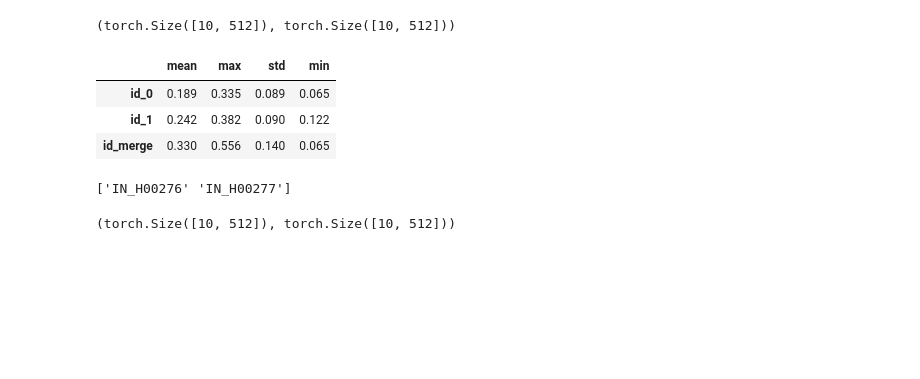
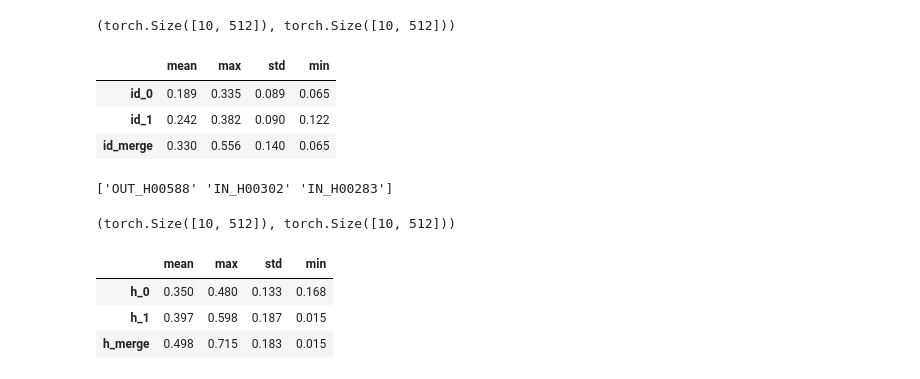
Before and after one commit to estkts2/4th_tr1_etc, a Jupyter notebook: reid_eda.ipynb, the cells around one changed output. Cells and saved outputs as stored; diff of their text form; code cells hidden in the pictures; blank space fills up the shorter version.

Commit message:
reid - sample person == 3

```diff
--- a/reid_eda.ipynb
+++ b/reid_eda.ipynb
@@ -144,12 +144,13 @@ pd.DataFrame([sts_0, sts_1, sts],
 | id_merge | 0.330 | 0.556 | 0.140 | 0.065 |
 # %%
 # 다른 사람 샘플 10개 고르기
-hs = df['H'].unique()[:2]
+hs = df['H'].sample(n=10).unique()[:3]
 print(hs)
 sample_h_0 = df.query('H ==  @hs[0]').sample(n=10)['path'].values.tolist()
 sample_h_1 = df.query('H ==  @hs[1]').sample(n=10)['path'].values.tolist()
+sample_h_2 = df.query('H ==  @hs[1]').sample(n=10)['path'].values.tolist()
 # %% [output]
-['IN_H00276' 'IN_H00277']
+['OUT_H00588' 'IN_H00302' 'IN_H00283']
 # %%
 # 임베딩 구하기
 ebds_0 = extractor(list(sample_h_0))
@@ -157,3 +158,16 @@ ebds_1 = extractor(list(sample_h_1))
 ebds_0.shape, ebds_1.shape
 # %% [output]
 (torch.Size([10, 512]), torch.Size([10, 512]))
+# %%
+# 다른 사람간의 사잇각 평균, max, std, min
+sts_0 = mean_diff(ebds_0)
+sts_1 = mean_diff(ebds_1)
+sts   = mean_diff(torch.cat([ebds_0, ebds_1], dim=0))
+pd.DataFrame([sts_0, sts_1, sts],
+             index=['h_0', 'h_1', 'h_merge'],
+             columns=['mean', 'max', 'std', 'min'])
+# %% [output]
+|  | mean | max | std | min |
+| h_0 | 0.350 | 0.480 | 0.133 | 0.168 |
+| h_1 | 0.397 | 0.598 | 0.187 | 0.015 |
+| h_merge | 0.498 | 0.715 | 0.183 | 0.015 |
```
